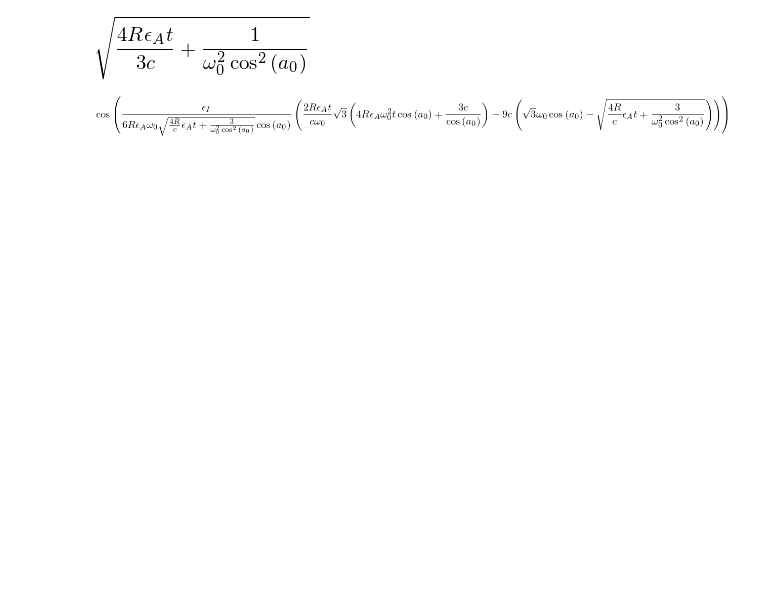
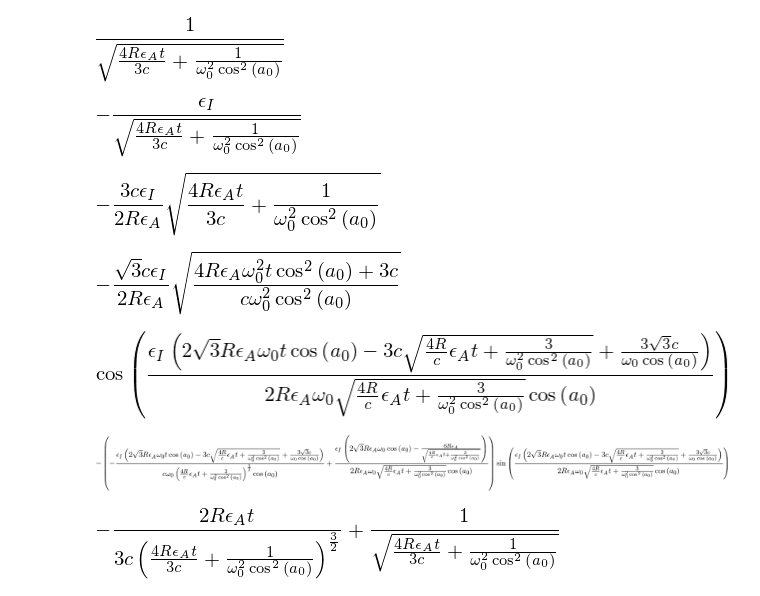
Before and after one commit to GregoryAshton/neutron_star_modelling, a Jupyter notebook: SpindownRate/PerturbationCalculation/Calculation.ipynb, the cells around one changed output. Cells and saved outputs as stored; diff of their text form; code cells hidden in the pictures; blank space fills up the shorter version.

```diff
--- a/SpindownRate/PerturbationCalculation/Calculation.ipynb
+++ b/SpindownRate/PerturbationCalculation/Calculation.ipynb
@@ -4,13 +4,27 @@ init_printing()
 # %%
 t = Symbol('t')
 omega0, a0, epsI, epsA, R, c = symbols('omega_0 a_0 epsilon_I epsilon_A R c')
-wz = sqrt(4*R/(3*c) * epsA * t + 1/(omega0*cos(a0))**2)
+wz = 1 / sqrt(4*R/(3*c) * epsA * t + 1/(omega0*cos(a0))**2)
 wz
 # %% [output]
-[figure, old version]
+[figure, new version]
+# %%
+psi_dot = -wz * epsI
+psi_dot
+# %% [output]
+[figure, added]
+# %%
+psi = integrate(psi_dot, t)
+psi
+# %% [output]
+[figure, added]
+# %%
+psi.factor(epsA)
+# %% [output]
+[figure, added]
 # %%
-expr = cos(epsI*t*wz - 3*epsI*c / (2*R*epsA) * (1/wz - 1/(omega0*cos(a0))))
-expr = expr.simplify()
-expr
+phi_dot = cos(epsI*t*wz - 3*epsI*c / (2*R*epsA) * (1/wz - 1/(omega0*cos(a0))))
+phi_dot = phi_dot.simplify()
+phi_dot
 # %% [output]
-[figure, old version]
+[figure, new version]
@@ -18,0 +31,8 @@ integrate(expr, t)
+# %%
+diff(phi_dot, t)
+# %% [output]
+[figure, added]
+# %%
+diff(wz * t, t)
+# %% [output]
+[figure, added]
```
Also changed, not shown: parts of 1 cell of this notebook.
